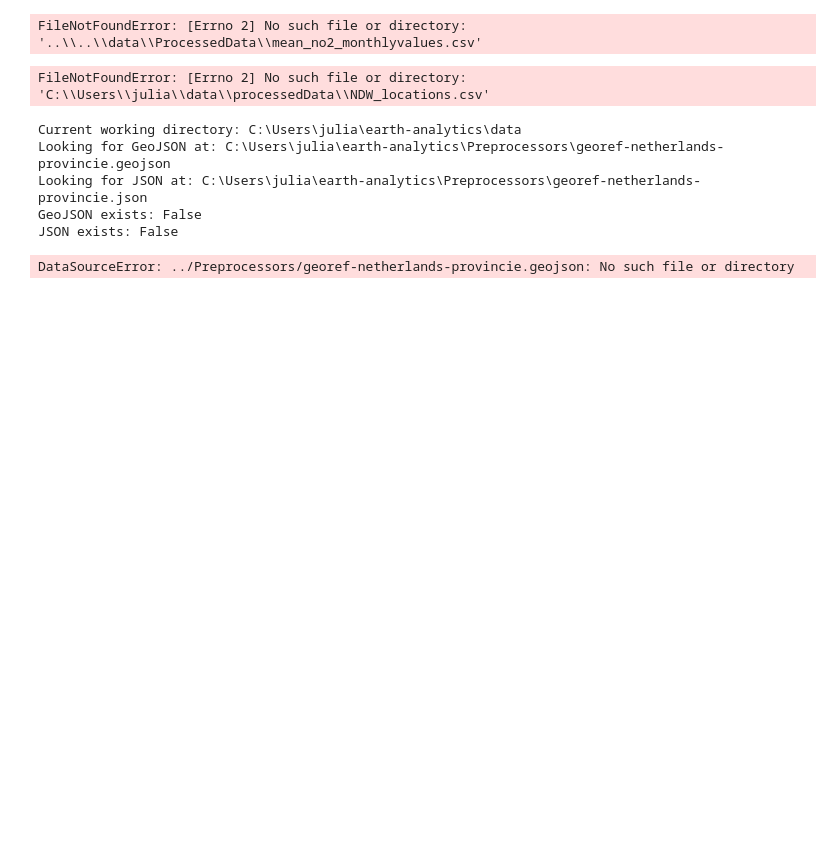
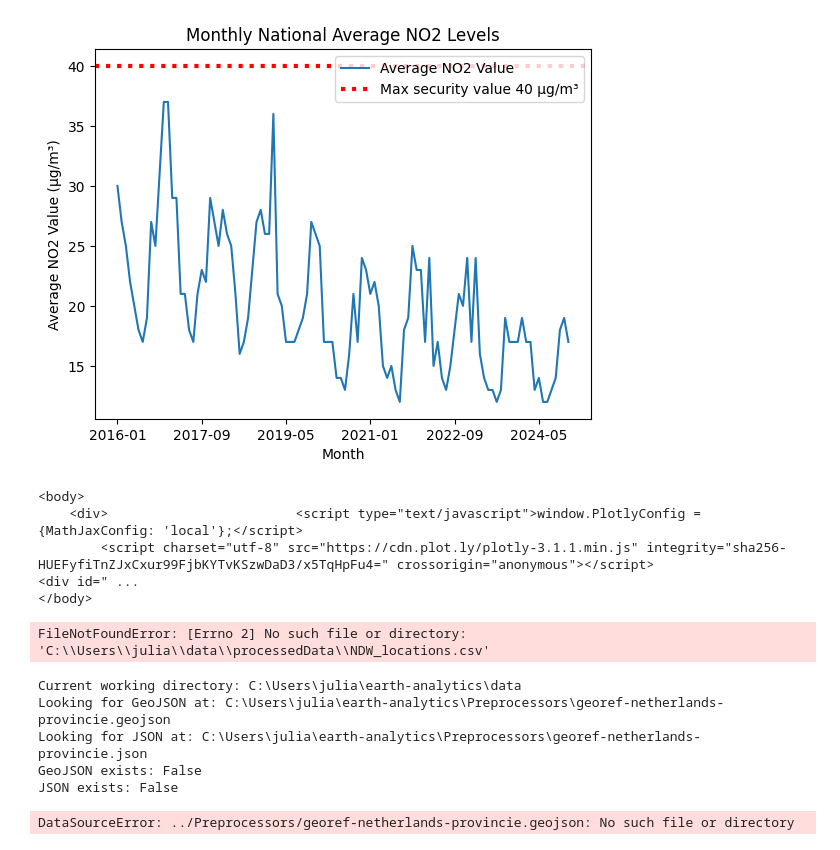
Before and after one commit to R-Zaid/DSS-project, a Jupyter notebook: main/Visualisation/Vis NO2.ipynb, the cells around one changed output. Drawn from its saved outputs; the diff is of its cells as text; code cells hidden in the pictures; blank space fills up the shorter version.

```diff
--- a/main/Visualisation/Vis NO2.ipynb
+++ b/main/Visualisation/Vis NO2.ipynb
@@ -26,3 +39,15 @@ plt.show()
+# %%
+graph2 = df_NO2_2016_2024.plot('Year_Month', 'Average NO2 Value')
+graph2.set_title("Monthly National Average NO2 Levels")
+graph2.set_xlabel("Month")
+graph2.set_ylabel("Average NO2 Value (µg/m³)")
+graph2.axhline(y=40, color='red', linestyle=':', linewidth=3, label='Max security value 40 µg/m³')
+graph2.legend()
+
+
+plt.show()
+# %% [output]
+[figure, added]
 # %%
 import pandas as pd
 import plotly.express as px
@@ -31,6 +56,7 @@ import plotly.graph_objects as go
 
 def draw_monthly_no2_average():
     df_NO2 = pd.read_csv(r"..\..\data\ProcessedData\mean_no2_monthlyvalues.csv")
+    df_NO2 = df_NO2.iloc[12:]
 
     # Create the line plot
     fig = px.line(df_NO2, x='Year_Month', y='Average NO2 Value',
@@ -52,7 +78,10 @@ def draw_monthly_no2_average():
 
 print(draw_monthly_no2_average())
 # %% [output]
-FileNotFoundError: [Errno 2] No such file or directory: '..\\..\\data\\ProcessedData\\mean_no2_monthlyvalues.csv'
+<body>
+    <div>                        <script type="text/javascript">window.PlotlyConfig = {MathJaxConfig: 'local'};</script>
+        <script charset="utf-8" src="https://cdn.plot.ly/plotly-3.1.1.min.js" integrity="sha256-HUEFyfiTnZJxCxur99FjbKYTvKSzwDaD3/x5TqHpFu4=" crossorigin="anonymous"></script>                <div id=" ...
+</body>
 # %%
 import folium
 import pandas as pd
```
Also changed, not shown: parts of 2 cells of this notebook, 1 other file.
